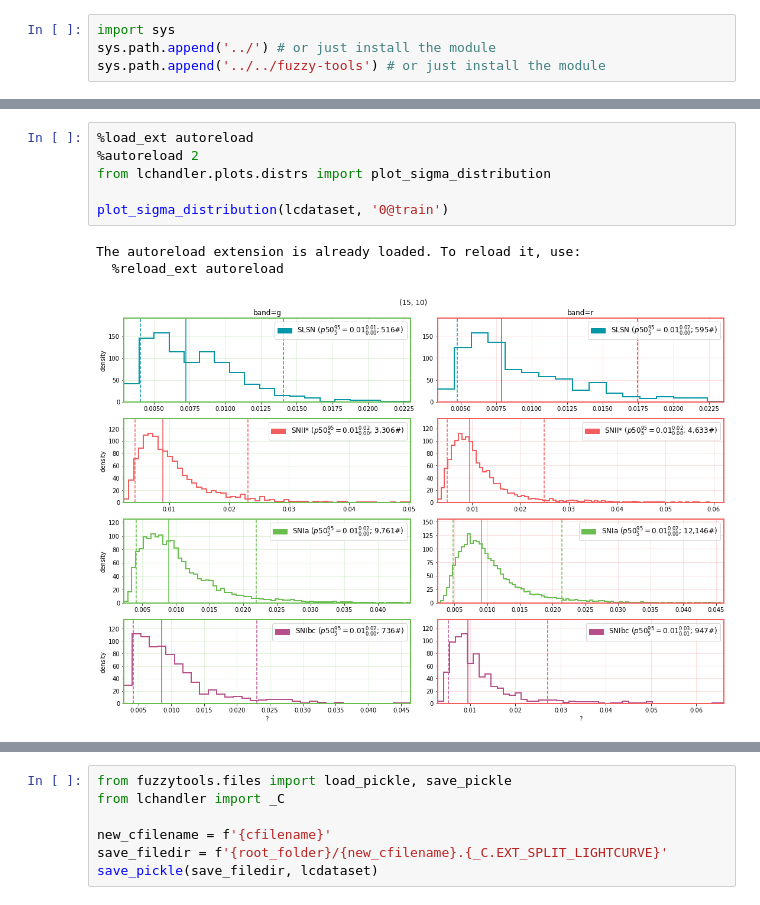
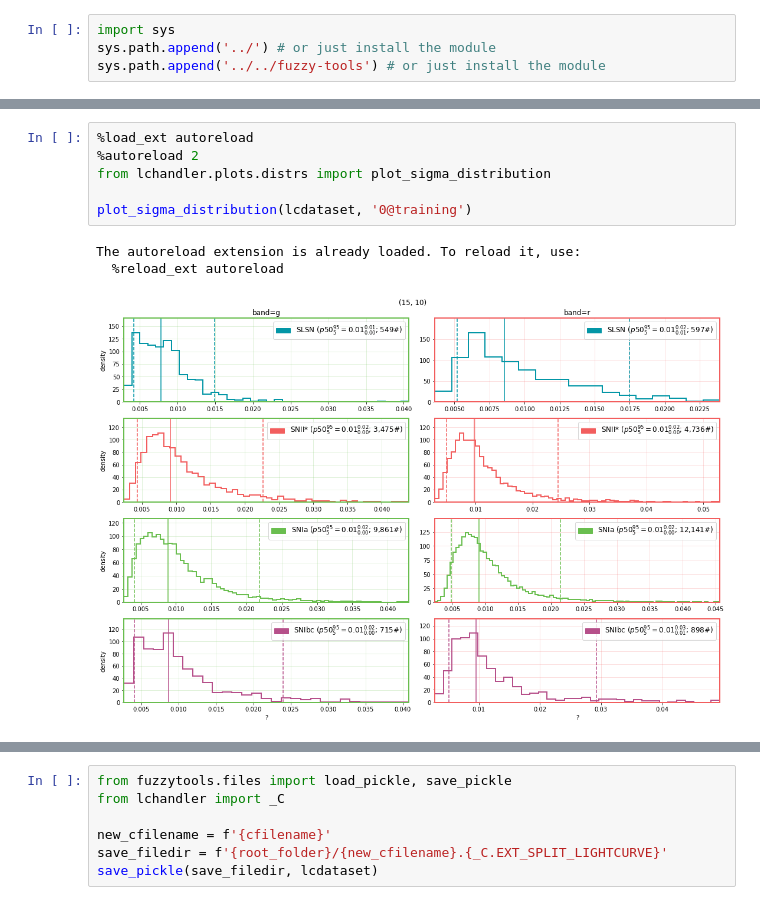
Before and after one commit to oscarpimentel/astro-lightcurves-handler, a Jupyter notebook: experiments/raw_to_split_dataset.ipynb, the cells around one changed output, grey strips where cells are left out. Drawn from its saved outputs; the diff is of its cells as text.

```diff
--- a/experiments/raw_to_split_dataset.ipynb
+++ b/experiments/raw_to_split_dataset.ipynb
@@ -120,13 +124,13 @@ empty lcset
 # %%
 %load_ext autoreload
 %autoreload 2
 from lchandler.plots.distrs import plot_sigma_distribution
 
-plot_sigma_distribution(lcdataset, '0@train')
+plot_sigma_distribution(lcdataset, '0@training')
 # %% [output]
 The autoreload extension is already loaded. To reload it, use:
   %reload_ext autoreload
-[figure, old version]
+[figure, new version]
 # %%
 %load_ext autoreload
 %autoreload 2
```
Also changed, not shown: parts of 11 cells of this notebook, 2 other files.
